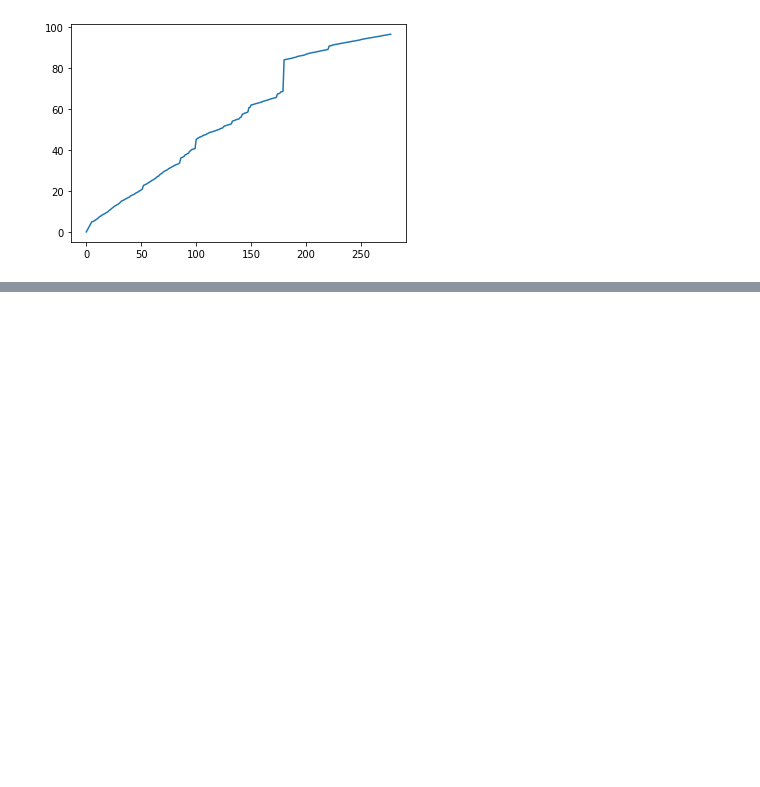
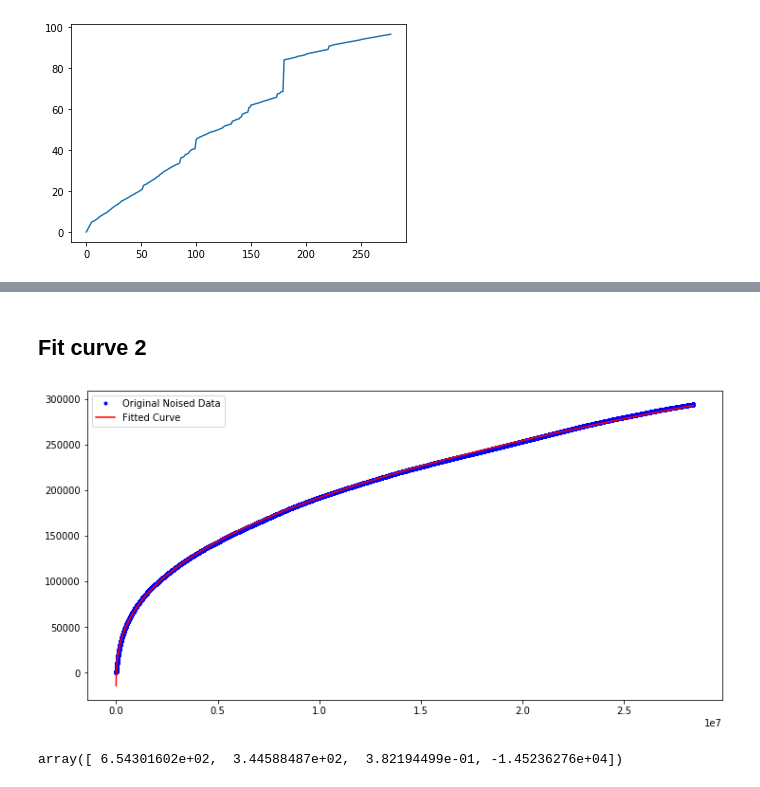
Before and after one commit to qihuazhong/make-ipinyou-data, a Jupyter notebook: explore_data.ipynb, the cells around one changed output, grey strips where cells are left out. Cells and saved outputs as stored; diff of their text form; code cells hidden in the pictures; blank space fills up the shorter version.

```diff
--- a/explore_data.ipynb
+++ b/explore_data.ipynb
@@ -146,0 +186,20 @@ plt.show()
+# %% [markdown]
+## Fit curve 2
+# %%
+def func(x, a, b, c, d):
+    return a * np.power(b * x/1000, c) + d
+
+
+popt, pcov = curve_fit(func, y['y'], y['impressions'])
+
+plt.subplots(figsize=(12,6))
+plt.plot(y['y'], y['impressions'], 'b.', label="Original Noised Data")
+plt.plot(y['y'], func(y['y'], *popt), 'r-', label="Fitted Curve")
+plt.legend()
+plt.show()
+# %% [output]
+[figure, added]
+# %%
+popt
+# %% [output]
+array([ 6.54301602e+02,  3.44588487e+02,  3.82194499e-01, -1.45236276e+04])
```
Also changed, not shown: parts of 13 cells of this notebook.
